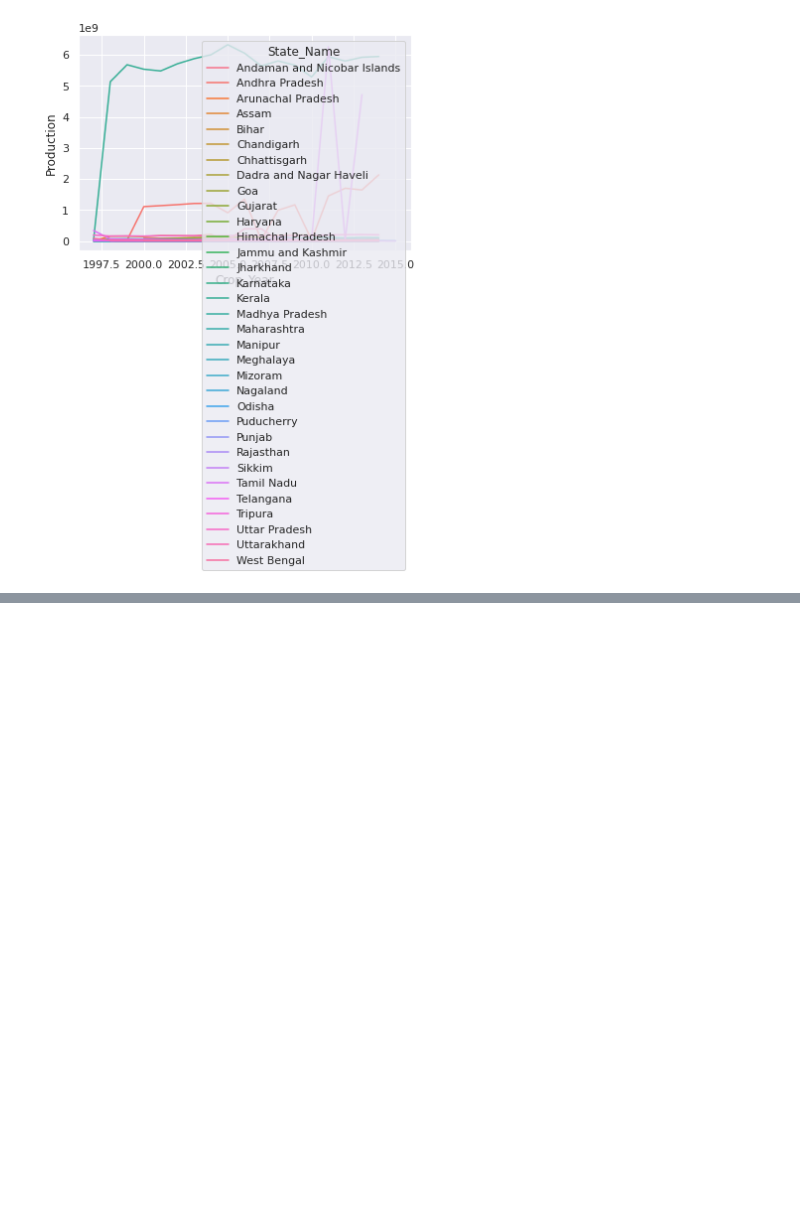
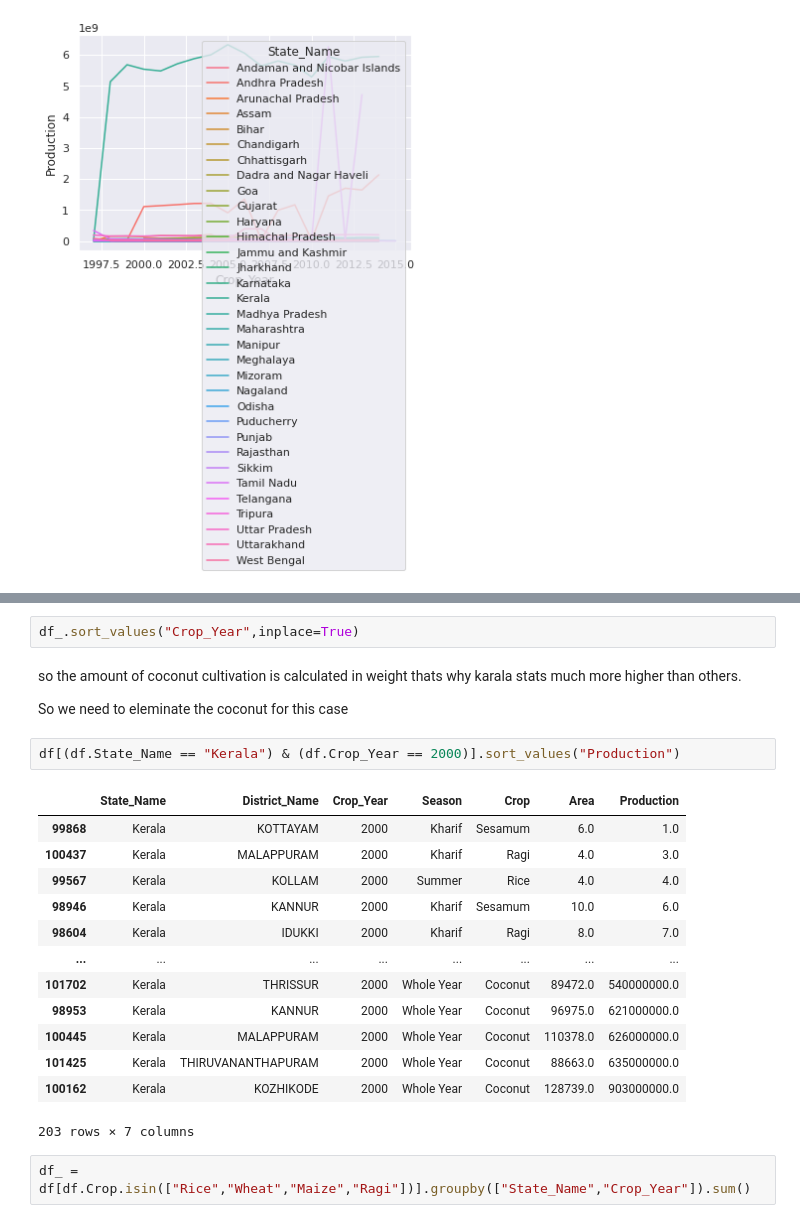
Before and after one commit to sebabratakundu/agriculture_data_analysis, a Jupyter notebook: Agriculture_exploratory_analysis.ipynb, the cells around one changed output, grey strips where cells are left out. Saved outputs shown, nothing was run; the diff lists cells and outputs as text; blank space fills up the shorter version.

```diff
--- a/Agriculture_exploratory_analysis.ipynb
+++ b/Agriculture_exploratory_analysis.ipynb
@@ -235,3 +236,27 @@ sns.lineplot(x="Crop_Year",y="Production",hue="State_Name",data=df_,estimator=np
 px.scatter(data_frame=df_,x="Area",y="Production",animation_frame="Crop_Year",animation_group="State_Name",color="State_Name")
 # %% [output]
 [interactive output not drawn]
+# %%
+df_.sort_values("Crop_Year",inplace=True)
+# %% [markdown]
+so the amount of coconut cultivation is calculated in weight thats why karala stats much more higher than others.
+
+So we need to eleminate the coconut for this case
+# %%
+df[(df.State_Name == "Kerala") & (df.Crop_Year == 2000)].sort_values("Production")
+# %% [output]
+|  | State_Name | District_Name | Crop_Year | Season | Crop | Area | Production |
+| 99868 | Kerala | KOTTAYAM | 2000 | Kharif | Sesamum | 6.0 | 1.0 |
+| 100437 | Kerala | MALAPPURAM | 2000 | Kharif | Ragi | 4.0 | 3.0 |
+| 99567 | Kerala | KOLLAM | 2000 | Summer | Rice | 4.0 | 4.0 |
+| 98946 | Kerala | KANNUR | 2000 | Kharif | Sesamum | 10.0 | 6.0 |
+| 98604 | Kerala | IDUKKI | 2000 | Kharif | Ragi | 8.0 | 7.0 |
+| ... | ... | ... | ... | ... | ... | ... | ... |
+| 101702 | Kerala | THRISSUR | 2000 | Whole Year | Coconut | 89472.0 | 540000000.0 |
+| 98953 | Kerala | KANNUR | 2000 | Whole Year | Coconut | 96975.0 | 621000000.0 |
+| 100445 | Kerala | MALAPPURAM | 2000 | Whole Year | Coconut | 110378.0 | 626000000.0 |
+| 101425 | Kerala | THIRUVANANTHAPURAM | 2000 | Whole Year | Coconut | 88663.0 | 635000000.0 |
+| 100162 | Kerala | KOZHIKODE | 2000 | Whole Year | Coconut | 128739.0 | 903000000.0 |
+203 rows × 7 columns
+# %%
+df_ = df[df.Crop.isin(["Rice","Wheat","Maize","Ragi"])].groupby(["State_Name","Crop_Year"]).sum()
```
Also changed, not shown: parts of 11 cells of this notebook.
